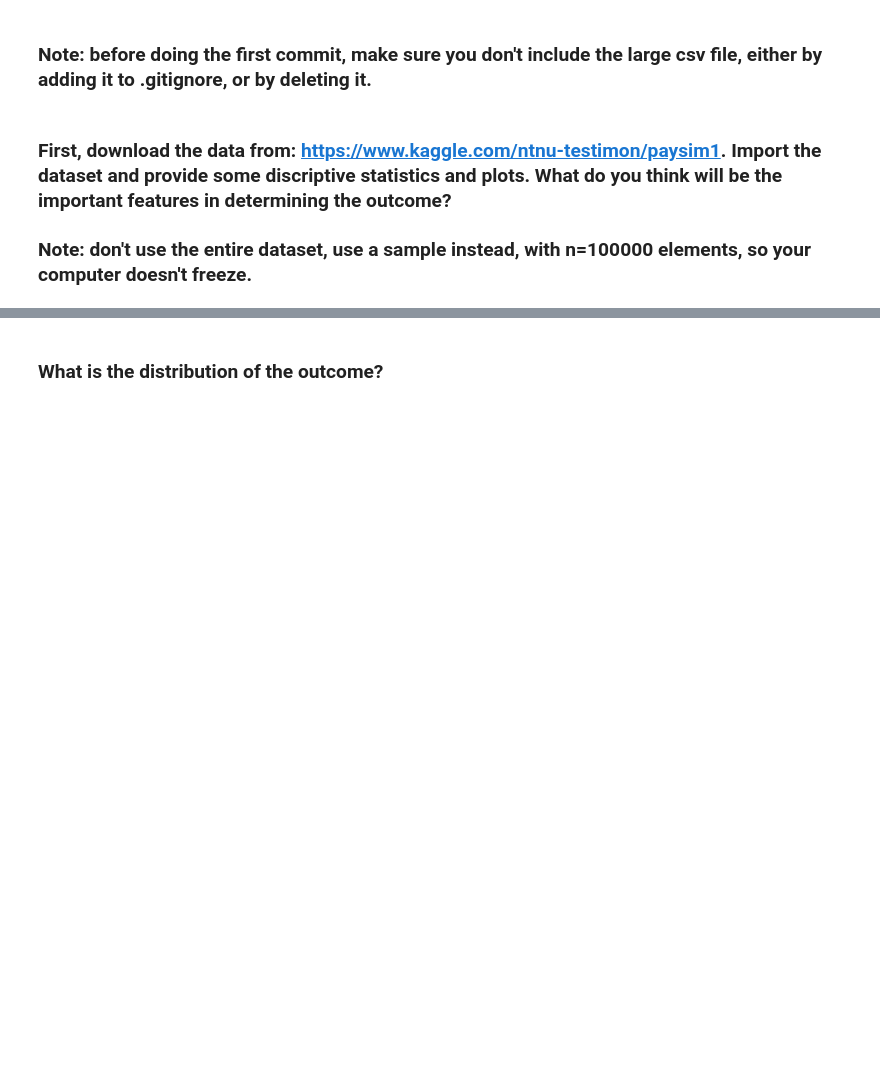
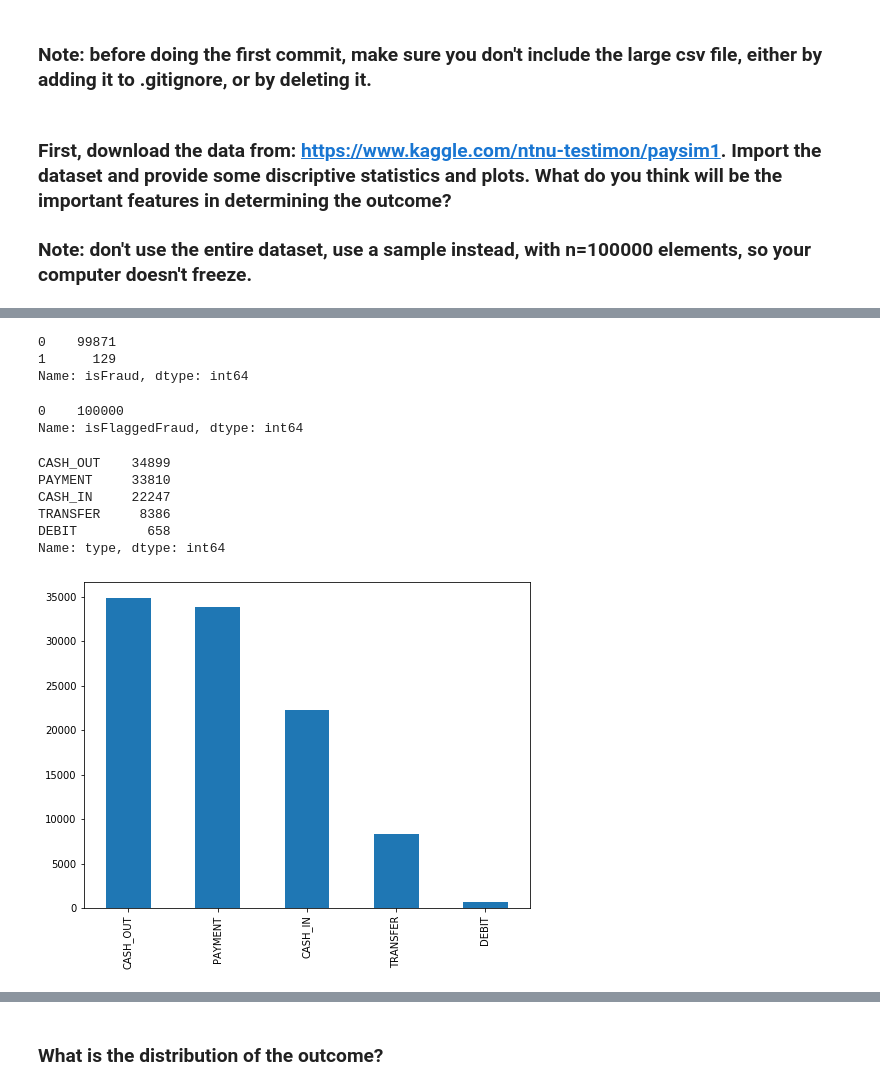
Before and after one commit to ta-data-lis/lab-imbalance, a Jupyter notebook: your-code/lab_imbalance.ipynb, the cells around one changed output, grey strips where cells are left out. Cells and saved outputs as stored; diff of their text form; code cells hidden in the pictures; blank space fills up the shorter version.

```diff
--- a/your-code/lab_imbalance.ipynb
+++ b/your-code/lab_imbalance.ipynb
@@ -13,0 +12,7 @@ Like we disussed in class, when we have noisy data, if we are not careful, we ca
+# %%
+import pandas as pd
+import numpy as np
+import matplotlib.pyplot as plt
+import seaborn as sns
+
+fraud = pd.read_csv(r'../fraud_detect.csv')
@@ -13,0 +57,5 @@ Like we disussed in class, when we have noisy data, if we are not careful, we ca
+# %%
+#Keeping only the first 100000 rows:
+
+fraud_sample = fraud.sample(n=100000)
+fraud_sample.shape
@@ -13,0 +109,40 @@ Like we disussed in class, when we have noisy data, if we are not careful, we ca
+# %%
+#Number of frauds in the dataset:
+
+fraud_sample['isFraud'].value_counts()
+
+#Apparently we have only 126 frauds in a total of 100k rows. High class imbalance.
+# %% [output]
+0    99871
+1      129
+Name: isFraud, dtype: int64
+# %%
+#Same for the flagged frauds:
+
+fraud_sample['isFlaggedFraud'].value_counts()
+
+#There are no flagged frauds, which means that there were no attempts to transfer more than 200.000 in a single transaction.
+#Also high class imbalance
+# %% [output]
+0    100000
+Name: isFlaggedFraud, dtype: int64
+# %%
+#Number of transactions per each type of payment:
+
+fraud_sample['type'].value_counts()
+
+#Again, we can see class imbalance.
+# %% [output]
+CASH_OUT    34899
+PAYMENT     33810
+CASH_IN     22247
+TRANSFER     8386
+DEBIT         658
+Name: type, dtype: int64
+# %%
+#Bar plots are good to see the class imbalance of the fraud/not fraud and isflaggedfraud/is not flaggedfraud:
+fig = plt.figure(figsize = (8,6))
+fraud_sample['type'].value_counts().plot.bar(ylim = 0)
+plt.show()
+# %% [output]
+[figure, added]
```
Also changed, not shown: parts of 32 cells of this notebook.
